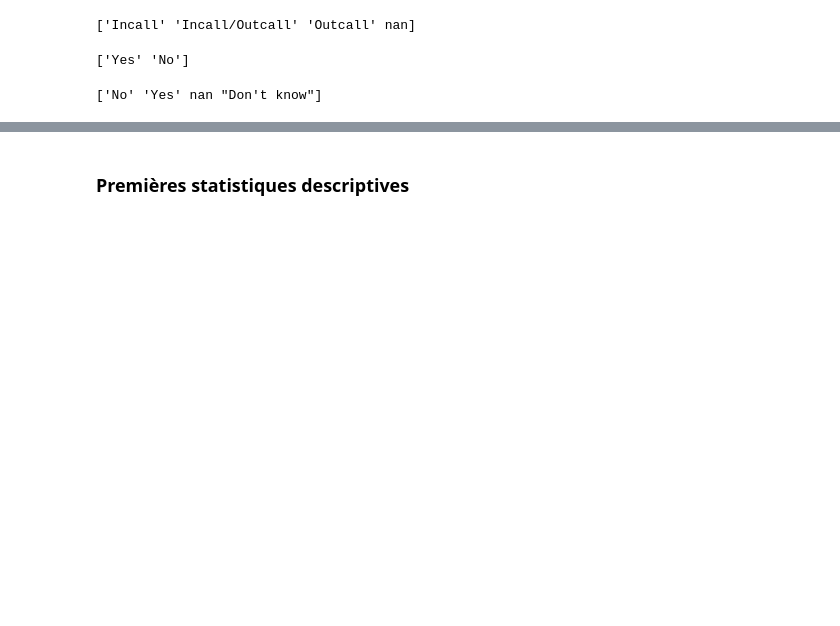
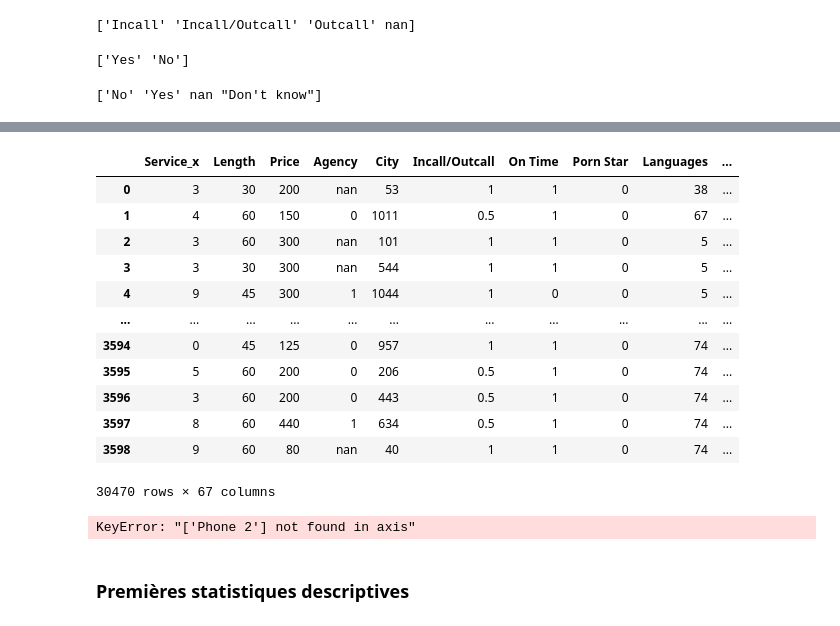
Before and after one commit to Emeline-Maire/Projet-DSSS, a Jupyter notebook: Statistiques Descriptives.ipynb, the cells around one changed output, grey strips where cells are left out. Saved outputs shown, nothing was run; the diff lists cells and outputs as text; code cells hidden in the pictures; blank space fills up the shorter version.

```diff
--- a/Statistiques Descriptives.ipynb
+++ b/Statistiques Descriptives.ipynb
@@ -286,0 +407,2 @@ df["Languages"] = df["Languages"].map(languages)
+# %%
+df.rename(columns={'Unnamed: 5': 'Service_z'}, inplace=True)
@@ -286,0 +439,16 @@ df["Languages"] = df["Languages"].map(languages)
+# %%
+display(df)
+# %% [output]
+|  | Service_x | Length | Price | Agency | City | Incall/Outcall | On Time | Porn Star | Languages | ... |
+| 0 | 3 | 30 | 200 | nan | 53 | 1 | 1 | 0 | 38 | ... |
+| 1 | 4 | 60 | 150 | 0 | 1011 | 0.5 | 1 | 0 | 67 | ... |
+| 2 | 3 | 60 | 300 | nan | 101 | 1 | 1 | 0 | 5 | ... |
+| 3 | 3 | 30 | 300 | nan | 544 | 1 | 1 | 0 | 5 | ... |
+| 4 | 9 | 45 | 300 | 1 | 1044 | 1 | 0 | 0 | 5 | ... |
+| ... | ... | ... | ... | ... | ... | ... | ... | ... | ... | ... |
+| 3594 | 0 | 45 | 125 | 0 | 957 | 1 | 1 | 0 | 74 | ... |
+| 3595 | 5 | 60 | 200 | 0 | 206 | 0.5 | 1 | 0 | 74 | ... |
+| 3596 | 3 | 60 | 200 | 0 | 443 | 0.5 | 1 | 0 | 74 | ... |
+| 3597 | 8 | 60 | 440 | 1 | 634 | 0.5 | 1 | 0 | 74 | ... |
+| 3598 | 9 | 60 | 80 | nan | 40 | 1 | 1 | 0 | 74 | ... |
+30470 rows × 67 columns
@@ -286,0 +459,4 @@ df["Languages"] = df["Languages"].map(languages)
+# %%
+df.drop(["Phone 2"], axis = 1, inplace = True)
+# %% [output]
+KeyError: "['Phone 2'] not found in axis"
```
Also changed, not shown: parts of 71 cells of this notebook.
